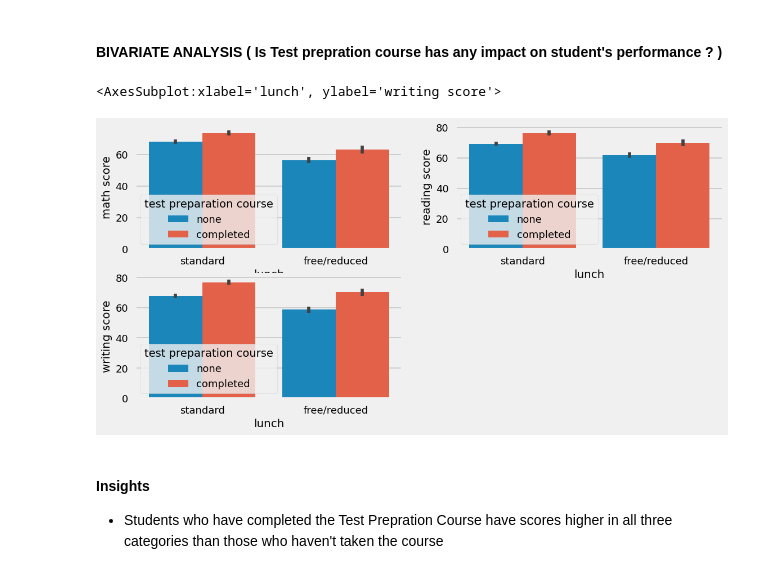
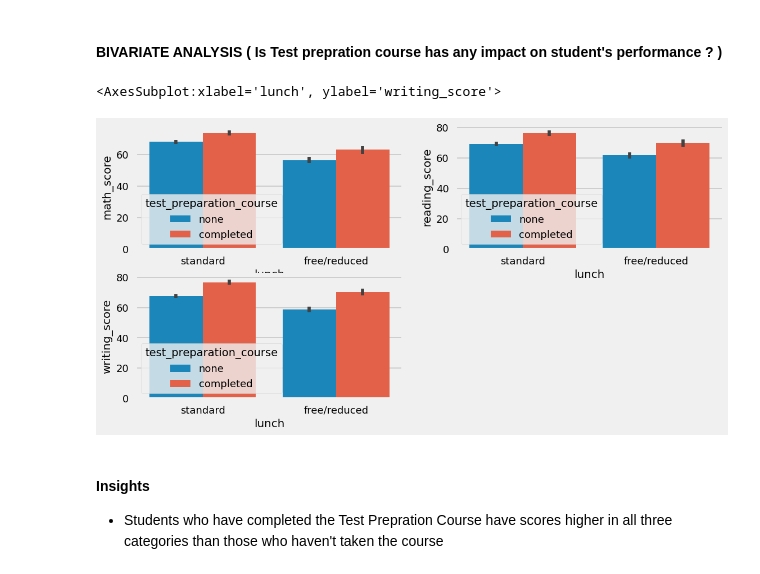
Before and after one commit to mngembu/MLProject1, a Jupyter notebook: notebook/1 . EDA STUDENT PERFORMANCE .ipynb, the cells around one changed output. Cells and saved outputs as stored; diff of their text form; code cells hidden in the pictures.

```diff
--- a/notebook/1 . EDA STUDENT PERFORMANCE .ipynb
+++ b/notebook/1 . EDA STUDENT PERFORMANCE .ipynb
@@ -44,3 +44,7 @@ df.head()
 | 2 | female | group B | master's degree | standard | none | 90 | ... |
 | 3 | male | group A | associate's degree | free/reduced | none | 47 | ... |
 | 4 | male | group C | some college | standard | none | 76 | ... |
+# %%
+df.rename(columns={'race/ethnicity':'race_ethnicity', 'parental level of education':'parental_level_of_education','test preparation course':'test_preparation_course',
+                   'math score':'math_score', 'reading score':'reading_score', 'writing score':'writing_score'}, inplace=True)
+df.head()
@@ -202,7 +213,7 @@ df.head(2)
 # %% [markdown]
 ### 3.8 Adding columns for "Total Score" and "Average"
 # %%
-df['total score'] = df['math score'] + df['reading score'] + df['writing score']
-df['average'] = df['total score']/3
+df['total_score'] = df['math_score'] + df['reading_score'] + df['writing_score']
+df['average'] = df['total_score']/3
 df.head()
 # %% [output]
@@ -590,14 +601,14 @@ for container in ax[1].containers:
 # %%
 plt.figure(figsize=(12,6))
 plt.subplot(2,2,1)
-sns.barplot (x=df['lunch'], y=df['math score'], hue=df['test preparation course'])
+sns.barplot (x=df['lunch'], y=df['math_score'], hue=df['test_preparation_course'])
 plt.subplot(2,2,2)
-sns.barplot (x=df['lunch'], y=df['reading score'], hue=df['test preparation course'])
+sns.barplot (x=df['lunch'], y=df['reading_score'], hue=df['test_preparation_course'])
 plt.subplot(2,2,3)
-sns.barplot (x=df['lunch'], y=df['writing score'], hue=df['test preparation course'])
+sns.barplot (x=df['lunch'], y=df['writing_score'], hue=df['test_preparation_course'])
 # %% [output]
-<AxesSubplot:xlabel='lunch', ylabel='writing score'>
+<AxesSubplot:xlabel='lunch', ylabel='writing_score'>
-[figure, old version]
+[figure, new version]
 # %% [markdown]
 #### Insights
 - Students who have completed the Test Prepration Course have scores higher in all three categories than those who haven't taken the course
```
Also changed, not shown: parts of 25 cells of this notebook, 19 other files.
